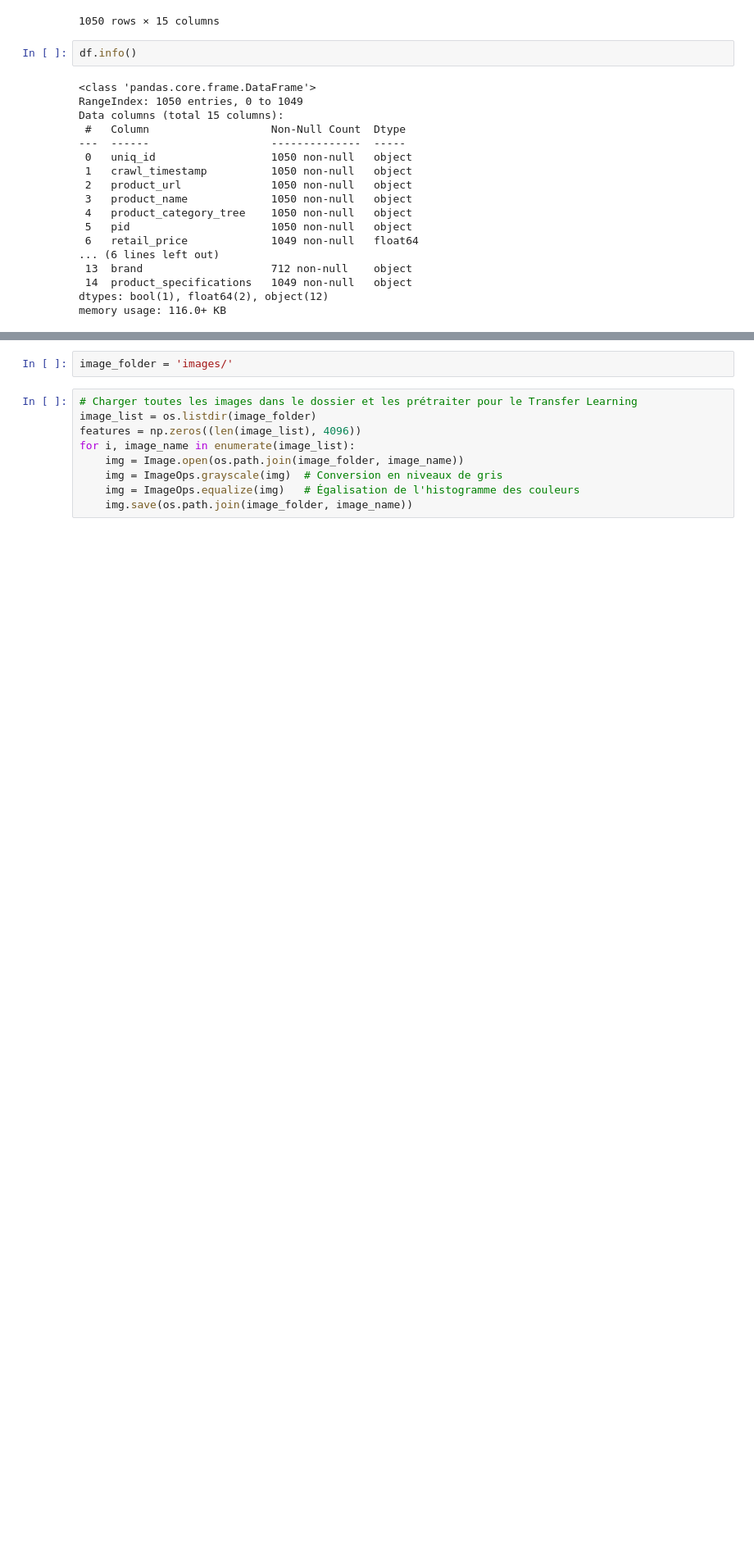
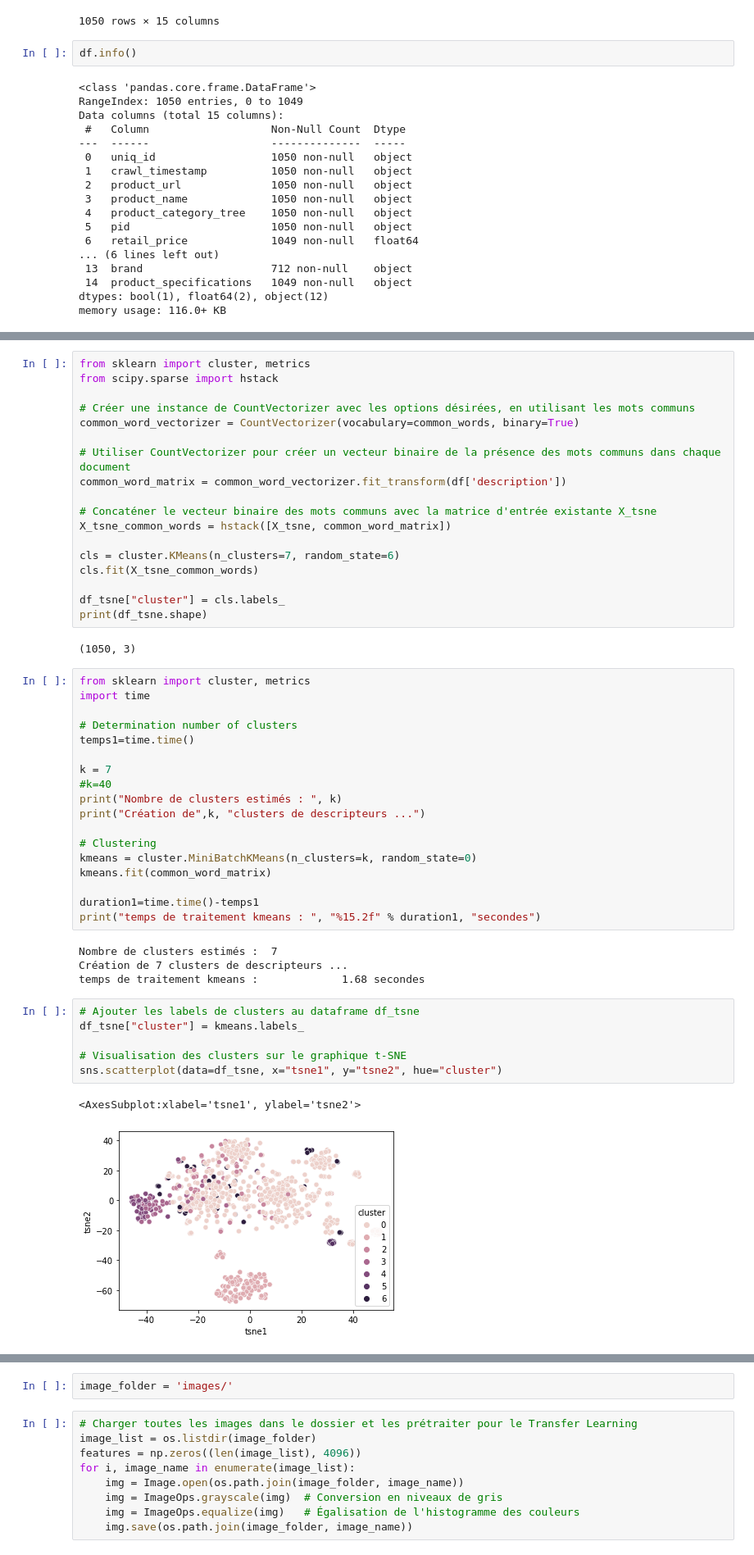
Before and after one commit to LaurenceAndraud/cosmo-dev-still-grindin, a Jupyter notebook: Untitled.ipynb, the cells around one changed output, grey strips where cells are left out. Shown at 82% size. Drawn from its saved outputs; the diff is of its cells as text; blank space fills up the shorter version.

```diff
--- a/Untitled.ipynb
+++ b/Untitled.ipynb
@@ -47,0 +201,51 @@ memory usage: 116.0+ KB
+# %%
+from sklearn import cluster, metrics
+from scipy.sparse import hstack
+
+# Créer une instance de CountVectorizer avec les options désirées, en utilisant les mots communs
+common_word_vectorizer = CountVectorizer(vocabulary=common_words, binary=True)
+
+# Utiliser CountVectorizer pour créer un vecteur binaire de la présence des mots communs dans chaque document
+common_word_matrix = common_word_vectorizer.fit_transform(df['description'])
+
+# Concaténer le vecteur binaire des mots communs avec la matrice d'entrée existante X_tsne
+X_tsne_common_words = hstack([X_tsne, common_word_matrix])
+
+cls = cluster.KMeans(n_clusters=7, random_state=6)
+cls.fit(X_tsne_common_words)
+
+df_tsne["cluster"] = cls.labels_
+print(df_tsne.shape)
+# %% [output]
+(1050, 3)
+# %%
+from sklearn import cluster, metrics
+import time
+
+# Determination number of clusters
+temps1=time.time()
+
+k = 7
+#k=40
+print("Nombre de clusters estimés : ", k)
+print("Création de",k, "clusters de descripteurs ...")
+
+# Clustering
+kmeans = cluster.MiniBatchKMeans(n_clusters=k, random_state=0)
+kmeans.fit(common_word_matrix)
+
+duration1=time.time()-temps1
+print("temps de traitement kmeans : ", "%15.2f" % duration1, "secondes")
+# %% [output]
+Nombre de clusters estimés :  7
+Création de 7 clusters de descripteurs ...
+temps de traitement kmeans :             1.68 secondes
+# %%
+# Ajouter les labels de clusters au dataframe df_tsne
+df_tsne["cluster"] = kmeans.labels_
+
+# Visualisation des clusters sur le graphique t-SNE
+sns.scatterplot(data=df_tsne, x="tsne1", y="tsne2", hue="cluster")
+# %% [output]
+<AxesSubplot:xlabel='tsne1', ylabel='tsne2'>
+[figure, added]
```
Also changed, not shown: parts of 18 cells of this notebook.
